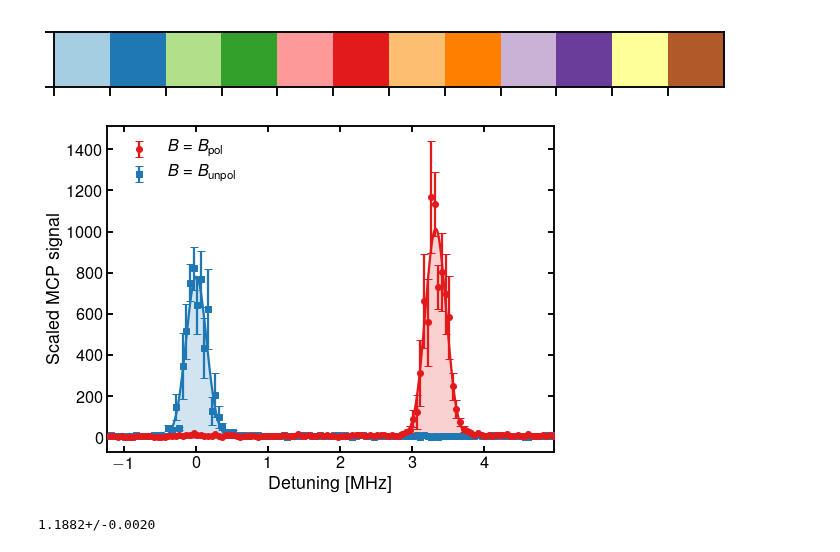
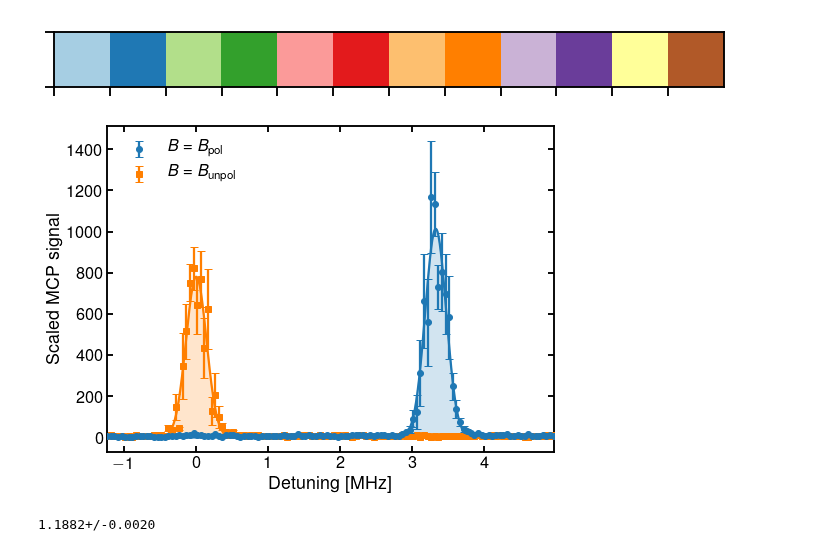
Before and after one commit to rogding/phd_thesis, a Jupyter notebook: chapters/probing_correlations/detection_efficiency_vs_B/B-field-set_points/detection_efficiency-B-field_set_point.ipynb, the cells around one changed output. Cells and saved outputs as stored; diff of their text form; code cells hidden in the pictures.

```diff
--- a/chapters/probing_correlations/detection_efficiency_vs_B/B-field-set_points/detection_efficiency-B-field_set_point.ipynb
+++ b/chapters/probing_correlations/detection_efficiency_vs_B/B-field-set_points/detection_efficiency-B-field_set_point.ipynb
@@ -507,16 +507,16 @@ cp = sns.color_palette('Paired')
 pol_data_opt = {'fmt':'o',
                 'markersize':6,
                 'capsize':4,
-                'color':cp[5]}
+                'color':cp[1]}
 
-pol_fit_opt = {'color':cp[5]}
+pol_fit_opt = {'color':cp[1]}
 
 unpol_data_opt = {'fmt':'s',
                   'markersize':6,
                   'capsize':4,
-                  'color':cp[1]}
+                  'color':cp[7]}
 
-unpol_fit_opt = {'color':cp[1]}
+unpol_fit_opt = {'color':cp[7]}
 
 ##################################
 # Polarized data
@@ -537,34 +537,34 @@ axs.fill_between(xfit, pol_bg.nominal_value, fit_comps[key], **pol_fit_opt, zord
 
 x = unpol_data['detuning']
 y = unpol_data['sfiIntegral_adjusted','mean']
 y_unc = unpol_data['sfiIntegral_adjusted','std']/np.sqrt(unpol_data['count'])
 axs.errorbar(x, y, yerr=y_unc, **unpol_data_opt, zorder=4, label=r'$B = B_{\text{unpol}}$')
 
 # Unpolarized fit
 xfit = np.linspace(-2, 6, 1000, endpoint=True)
 fit_comps = unpol_fit_result.eval_components(x=xfit)
 axs.plot(xfit, fit_comps[key], **unpol_fit_opt, zorder=2)
 axs.fill_between(xfit, unpol_bg.nominal_value, fit_comps[key], **unpol_fit_opt, zorder=0, alpha=0.2)
 
 ##################################
 # Figure options
 
 axs.tick_params(axis='both', which='both', direction='in', length=6,
                 bottom=True, left=True, top=True, right=True)
 
 plt.xlim(min([min(pol_data['detuning']), min(unpol_data['detuning'])]),
          max([max(pol_data['detuning']), max(unpol_data['detuning'])]))
 
 plt.xlabel(r'Detuning [\si{\MHz}]')
 plt.ylabel(r'Scaled MCP signal')
 
 plt.legend(frameon=False, loc='upper left')
 
 plt.savefig('detection_efficiency_vs_B.pdf', bbox_inches='tight')
 
 plt.show()
 # %% [output]
-[figure, old version]
+[figure, new version]
 # %%
 # Extracting B-bias from splitting
 mu0 = (ufloat(1.39962449361,0.00000000042)*1E10)*(1E-4)*(1E-6) # [MHz/G] Bohr magneton
```
Also changed, not shown: 5 other files.
